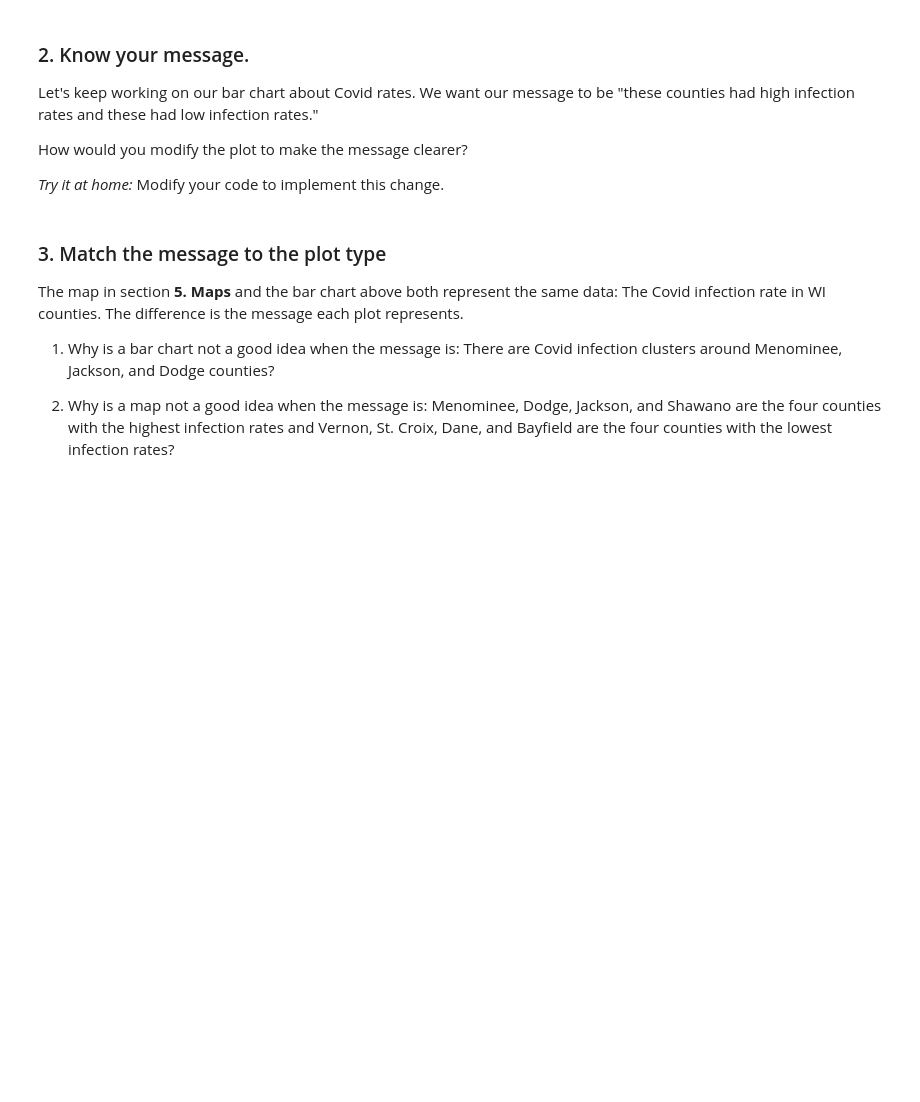
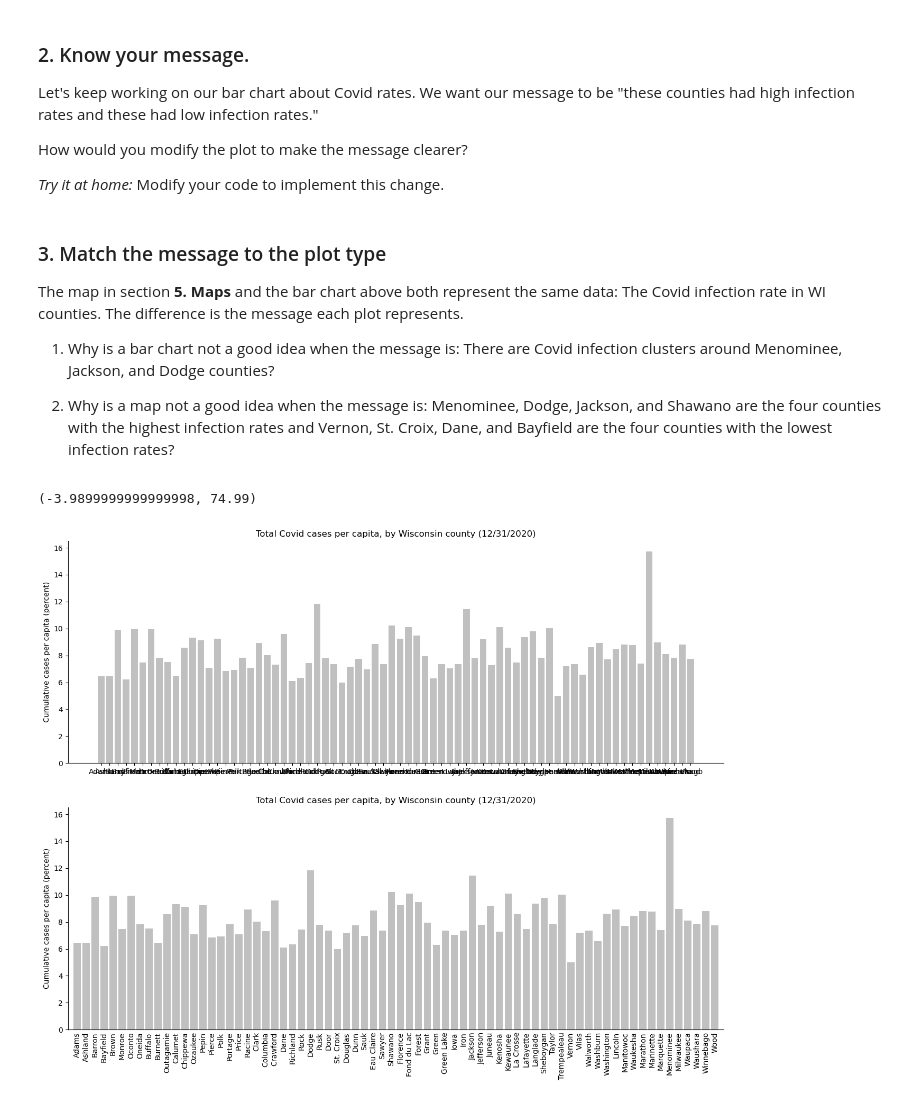
Before and after one commit to messymoose/ECON570, a Jupyter notebook: Lectures/9_11_visualization.ipynb, the cells around one changed output. Saved outputs shown, nothing was run; the diff lists cells and outputs as text; code cells hidden in the pictures; blank space fills up the shorter version.

```diff
--- a/Lectures/9_11_visualization.ipynb
+++ b/Lectures/9_11_visualization.ipynb
@@ -570,3 +589,20 @@ The map in section **5. Maps** and the bar chart above both represent the same d
 
 
 2. Why is a map not a good idea when the message is: Menominee, Dodge, Jackson, and Shawano are the four counties with the highest infection rates and Vernon, St. Croix, Dane, and Bayfield are the four counties with the lowest infection rates?
+# %%
+fig, ax = plt.subplots(2,1, figsize=(16,12))
+
+for a in ax:
+    a.bar(map_data['NAME'], map_data['PCT_INF'], color='silver')
+    sns.despine(ax=a)
+    a.set_ylabel('Cumulative cases per capita (percent)')
+    a.set_title('Total Covid cases per capita, by Wisconsin county (12/31/2020)')
+
+# How to find the x limits
+print(ax[0].get_xlim())
+
+ax[1].set_xlim(-1, 72)
+ax[1].tick_params(axis='x', labelrotation=90, length=0)
+# %% [output]
+(-3.9899999999999998, 74.99)
+[figure, added]
```
Also changed, not shown: parts of 10 cells of this notebook, 1 other file.
